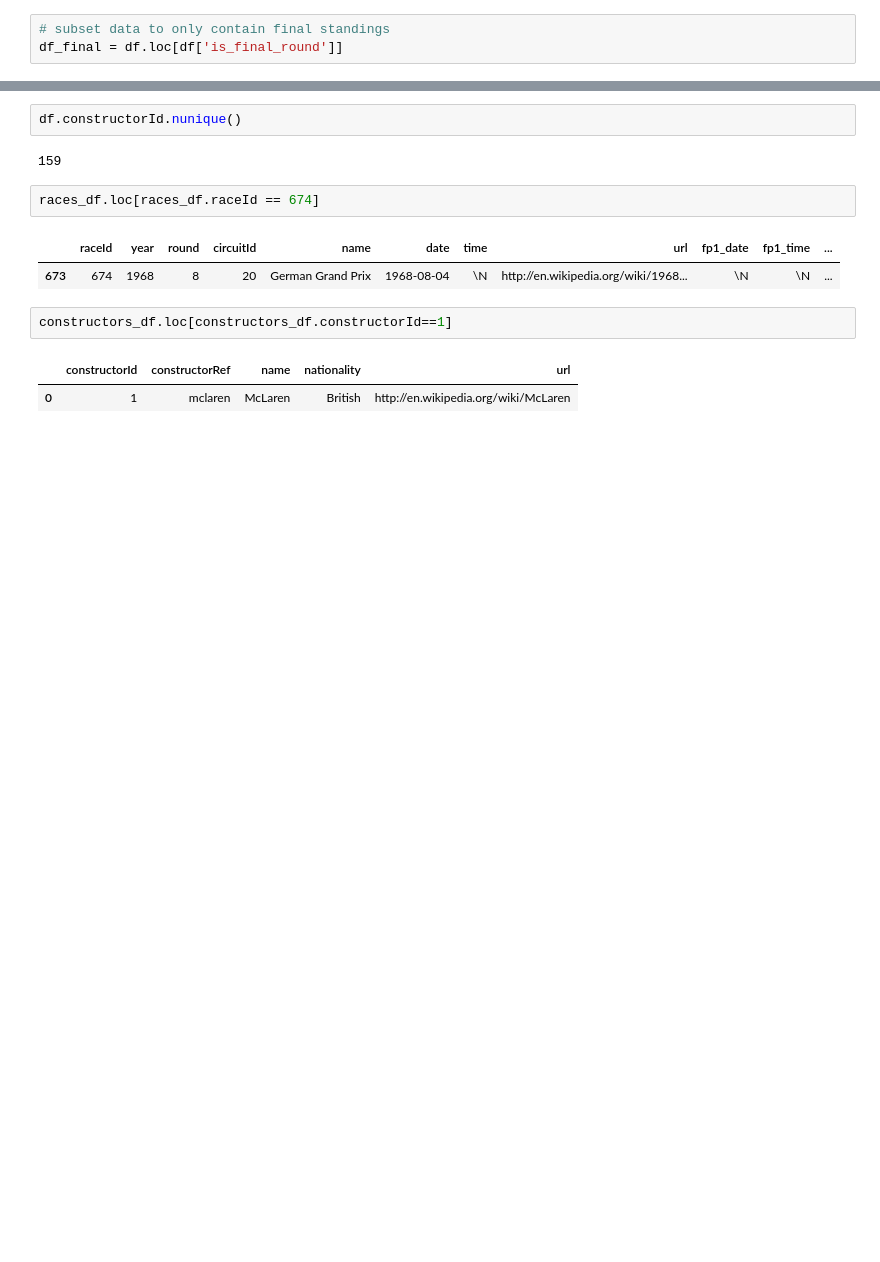
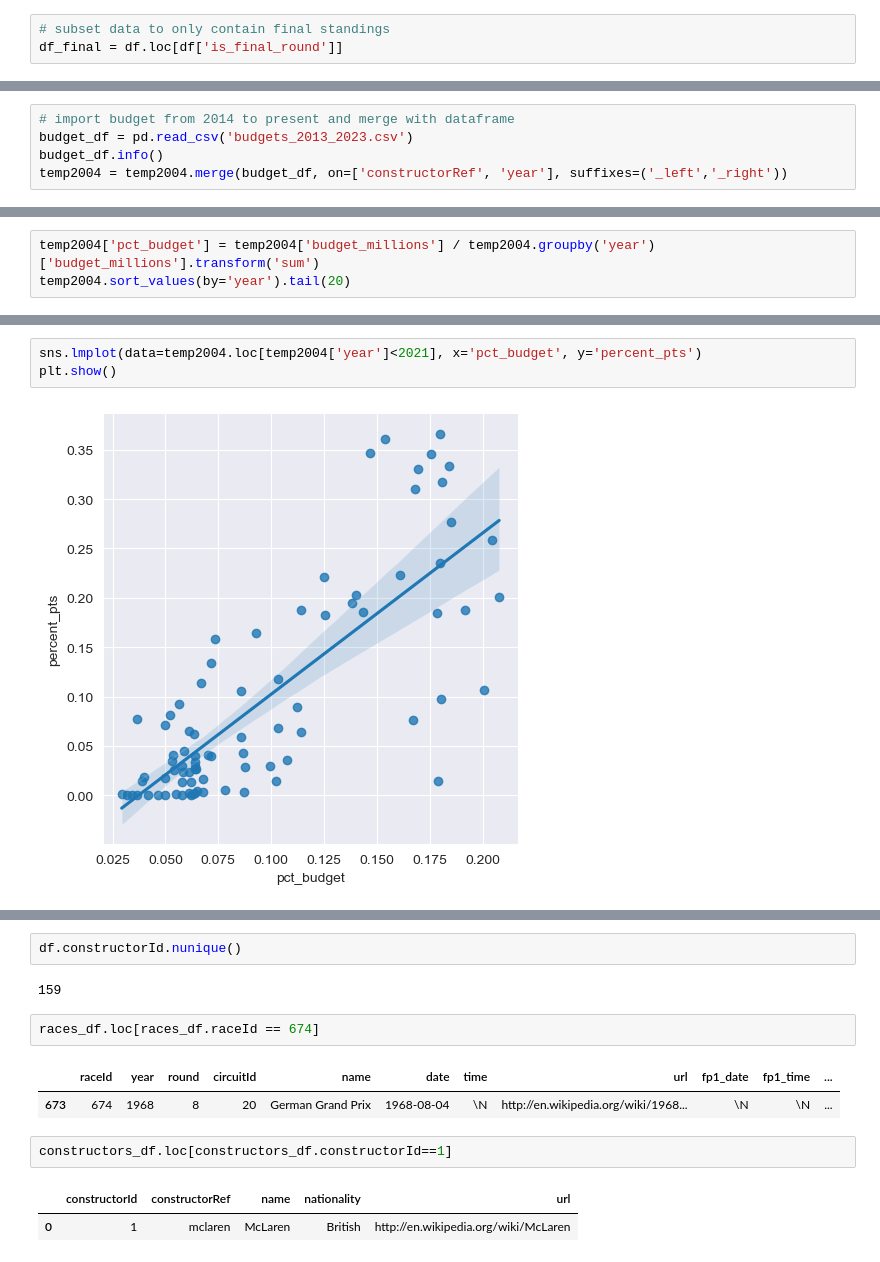
Before and after one commit to austin-mccollum/nycdsa_python_project, a Jupyter notebook: all_time_performance_analysis.ipynb, the cells around one changed output, grey strips where cells are left out. Cells and saved outputs as stored; diff of their text form; blank space fills up the shorter version.

```diff
--- a/all_time_performance_analysis.ipynb
+++ b/all_time_performance_analysis.ipynb
@@ -139,0 +138,5 @@ df_con_champs
+# %%
+# import budget from 2014 to present and merge with dataframe
+budget_df = pd.read_csv('budgets_2013_2023.csv')
+budget_df.info()
+temp2004 = temp2004.merge(budget_df, on=['constructorRef', 'year'], suffixes=('_left','_right'))
@@ -139,0 +154,3 @@ df_con_champs
+# %%
+temp2004['pct_budget'] = temp2004['budget_millions'] / temp2004.groupby('year')['budget_millions'].transform('sum')
+temp2004.sort_values(by='year').tail(20)
@@ -139,0 +175,5 @@ df_con_champs
+# %%
+sns.lmplot(data=temp2004.loc[temp2004['year']<2021], x='pct_budget', y='percent_pts')
+plt.show()
+# %% [output]
+[figure, added]
```
Also changed, not shown: parts of 17 cells of this notebook.
